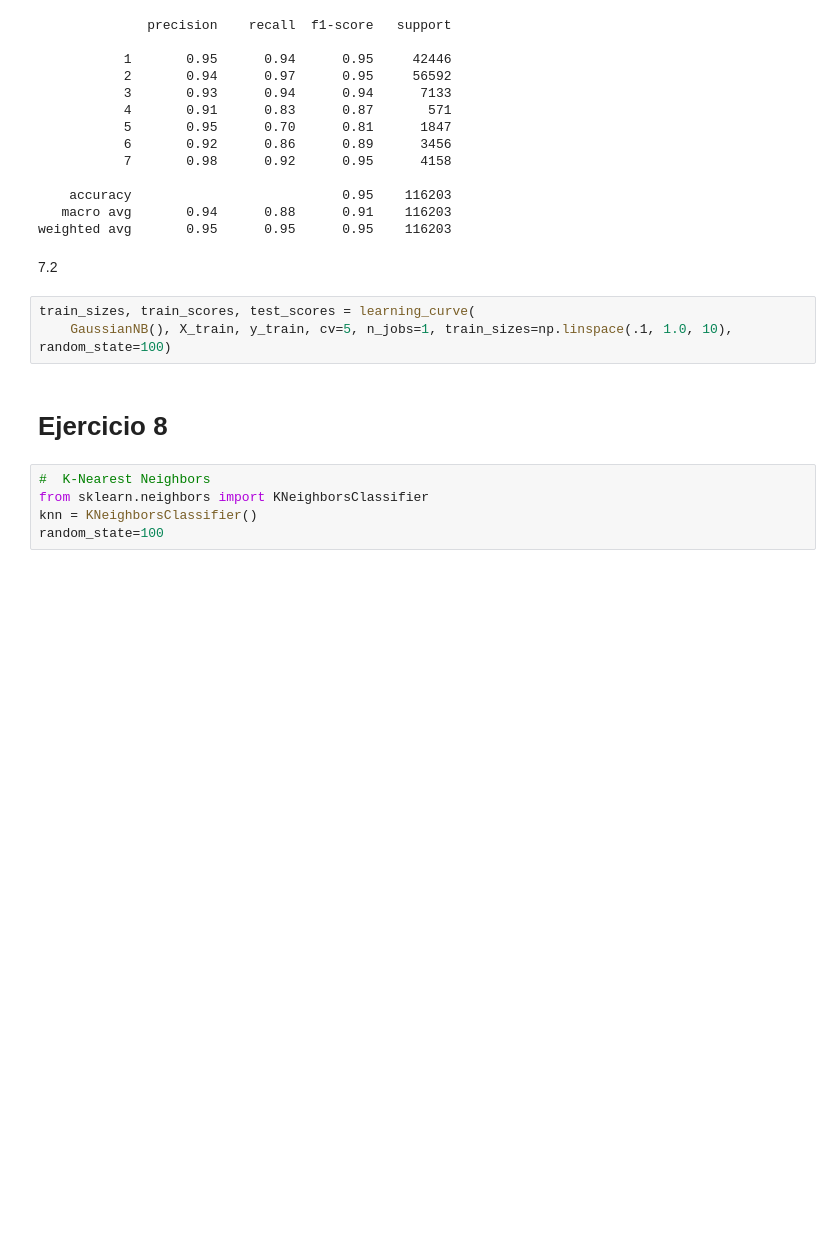
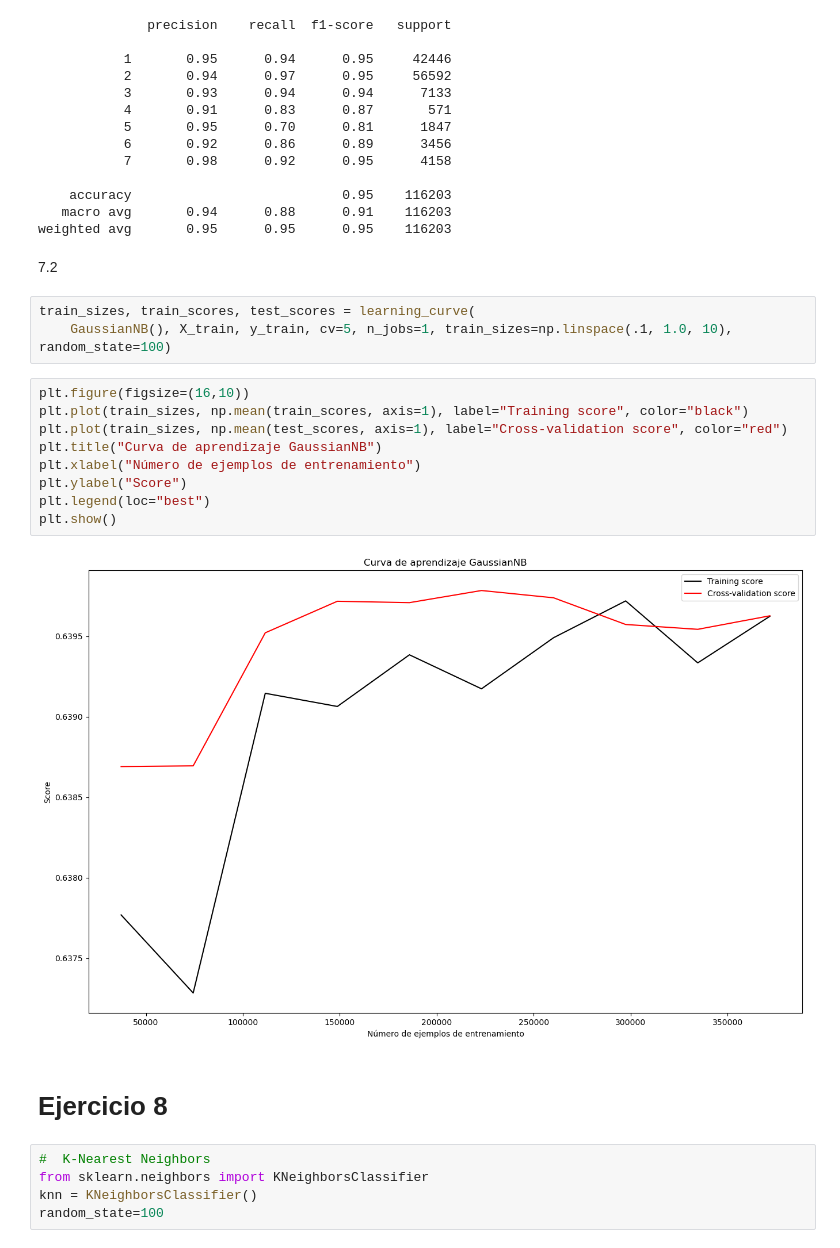
Before and after one commit to Jacobo24/Examen_EDA, a Jupyter notebook: Examen.ipynb, the cells around one changed output. Saved outputs shown, nothing was run; the diff lists cells and outputs as text; blank space fills up the shorter version.

```diff
--- a/Examen.ipynb
+++ b/Examen.ipynb
@@ -503,6 +503,17 @@ weighted avg       0.95      0.95      0.95    116203
 # %%
 train_sizes, train_scores, test_scores = learning_curve(
     GaussianNB(), X_train, y_train, cv=5, n_jobs=1, train_sizes=np.linspace(.1, 1.0, 10), random_state=100)
+# %%
+plt.figure(figsize=(16,10))
+plt.plot(train_sizes, np.mean(train_scores, axis=1), label="Training score", color="black")
+plt.plot(train_sizes, np.mean(test_scores, axis=1), label="Cross-validation score", color="red")
+plt.title("Curva de aprendizaje GaussianNB")
+plt.xlabel("Número de ejemplos de entrenamiento")
+plt.ylabel("Score")
+plt.legend(loc="best")
+plt.show()
+# %% [output]
+[figure, added]
 # %% [markdown]
 # Ejercicio 8
 # %%
```
Also changed, not shown: parts of 6 cells of this notebook.
